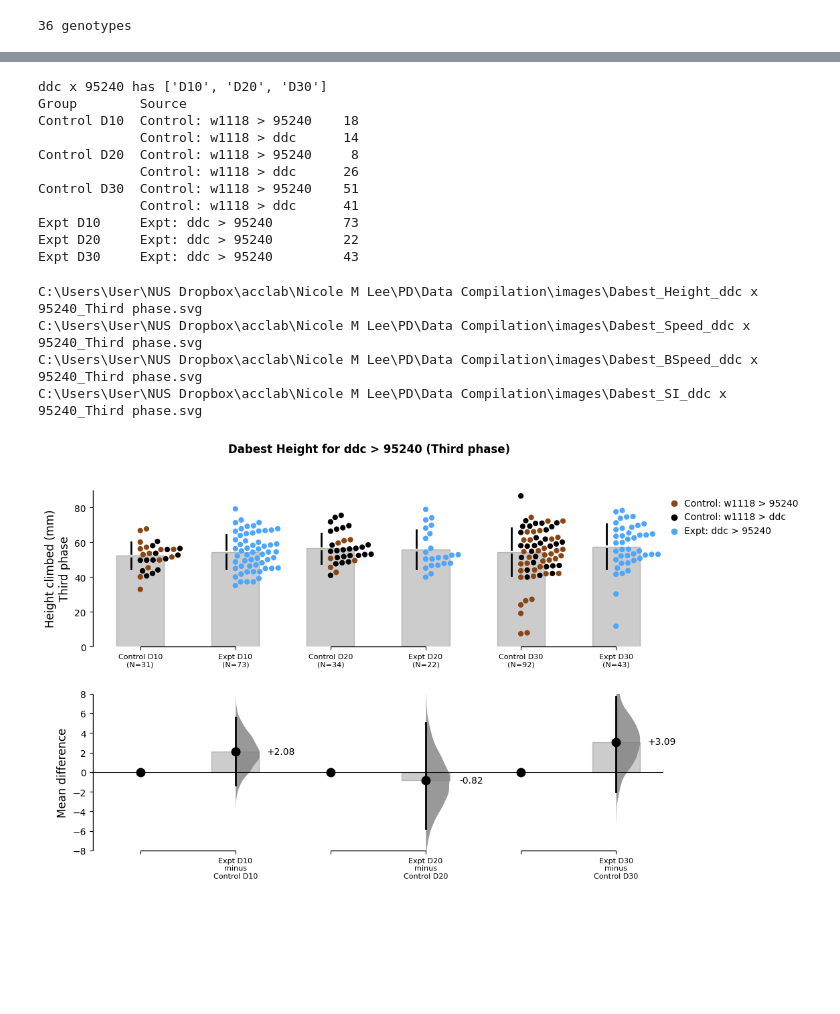
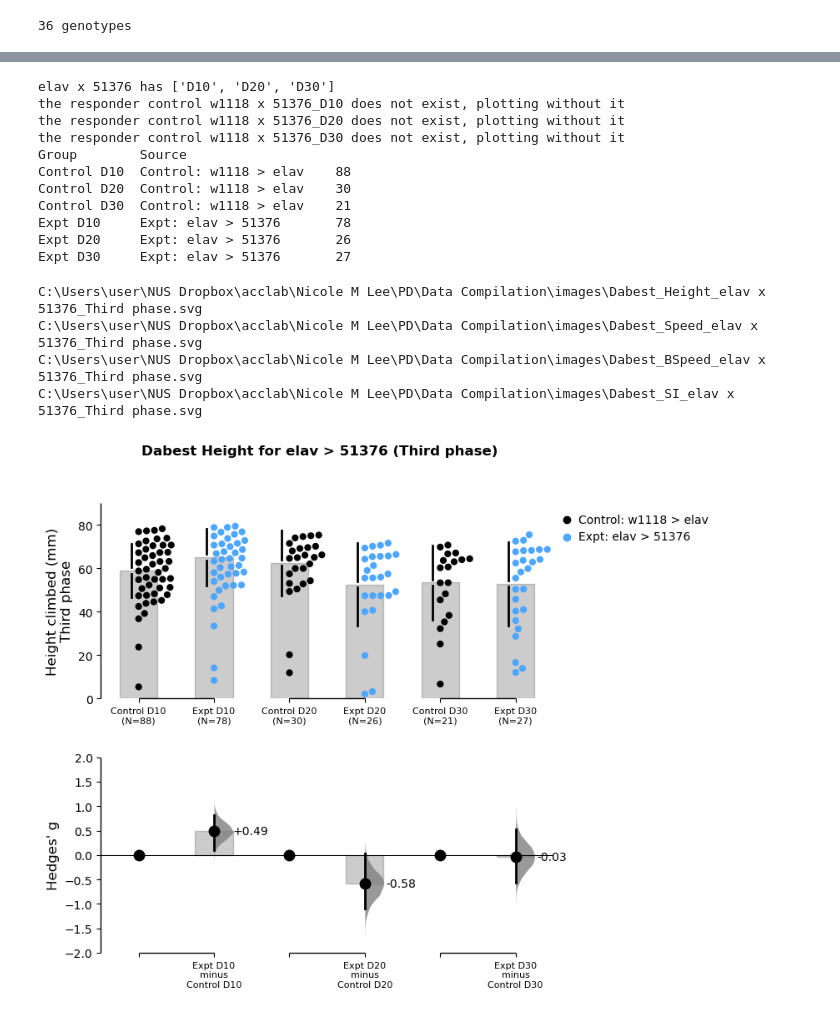
Before and after one commit to mnicolee/DrosoClimb_asyn, a Jupyter notebook: 4. Dabest.ipynb, the cells around one changed output, grey strips where cells are left out. Cells and saved outputs as stored; diff of their text form; code cells hidden in the pictures; blank space fills up the shorter version.

```diff
--- a/4. Dabest.ipynb
+++ b/4. Dabest.ipynb
@@ -64,9 +61,10 @@ homecomp = "C:\\Users\\user\\"
 labcomp = "C:\\Users\\User\\"
 
 path2 = "NUS Dropbox\\acclab\\Nicole M Lee\\"
-openPath = labcomp + path2 + "PD\\Data Compilation\\"
+openPath = homecomp + path2 + "PD\\Data Compilation\\"
 savefiglocation = openPath + "images\\"
 
+expt = "elav x 51376_D30"
 isExist = os.path.exists(savefiglocation)
 if not isExist:
     os.makedirs(savefiglocation)
@@ -88,9 +86,6 @@ print(len(listofgenotypes), "genotypes")
 36 genotypes
 # %%
 #PLOT 1 - the three phases against each other, paired, first phase as the baseline.
-#The two w1118 controls are piled into one group, told apart by the colour of their lines.
-
-expt = "elav x 95240_D10"
 
 cross, age = expt.rsplit("_", 1)
 driver, responder = cross.split(" x ", 1)
@@ -138,8 +133,8 @@ Expt     Expt: elav > 95240_D10        105
 mpl.rcParams['svg.fonttype'] = 'none'
 
 #axis ranges, per metric. Edit these.
-rawylims = {"Height": (0, 90), "Speed": (0, 20), "BSpeed": (0, 25), "SI": (0, 1)}
-contrastylims = {"Height": (-7, 7), "Speed": (-3, 9), "BSpeed": (-3, 9), "SI": (-0.3, 0.2)}
+rawylims = {"Height": (0, 90), "Speed": (0, 15), "BSpeed": (0, 15), "SI": (0, 1)}
+contrastylims = {"Height": (-2, 2), "Speed": (-2, 2), "BSpeed": (-2, 2), "SI": (-1, 1)}
 
 for m in metrics:
     db = dabest.load(data = data1, idx = idx1, x = "genre", y = m,
@@ -150,9 +145,9 @@ for m in metrics:
     order = list(pd.unique(db._plot_data["Source"]))
     sns.set_palette([sources1[o] for o in order])
 
-    figdb = db.mean_diff.plot(color_col = "Source",
+    figdb = db.hedges_g.plot(color_col = "Source",
                               raw_label = rawlabels[m],
-                              contrast_label = "Paired mean difference",
+                              contrast_label = "Hedges' g",
                               raw_desat = 1, contrast_desat = 1,
                               fig_size = (7, 7),
                               raw_ylim = rawylims[m], contrast_ylim = contrastylims[m],
@@ -175,7 +170,7 @@ C:\Users\User\NUS Dropbox\acclab\Nicole M Lee\PD\Data Compilation\images\Dabest_
 #PLOT 2 - one phase, control against experimental, at each age. Unpaired: the ages are
 #different flies, so there is nothing to join up. Controls are piled as in plot 1.
 
-cross = "ddc x 95240"
+cross = "elav x 51376"
 chosen = "Third phase"
 
 driver, responder = cross.split(" x ", 1)
@@ -212,48 +207,48 @@ idx2 = tuple(("Control " + a, "Expt " + a) for a in ages)
 
 print(data2.groupby(["Group", "Source"]).size().to_string())
 # %% [output]
-ddc x 95240 has ['D10', 'D20', 'D30']
+elav x 51376 has ['D10', 'D20', 'D30']
+the responder control w1118 x 51376_D10 does not exist, plotting without it
+the responder control w1118 x 51376_D20 does not exist, plotting without it
+the responder control w1118 x 51376_D30 does not exist, plotting without it
 Group        Source
-Control D10  Control: w1118 > 95240    18
-             Control: w1118 > ddc      14
-Control D20  Control: w1118 > 95240     8
-             Control: w1118 > ddc      26
-Control D30  Control: w1118 > 95240    51
-             Control: w1118 > ddc      41
-Expt D10     Expt: ddc > 95240         73
-Expt D20     Expt: ddc > 95240         22
-Expt D30     Expt: ddc > 95240         43
+Control D10  Control: w1118 > elav    88
+Control D20  Control: w1118 > elav    30
+Control D30  Control: w1118 > elav    21
+Expt D10     Expt: elav > 51376       78
+Expt D20     Expt: elav > 51376       26
+Expt D30     Expt: elav > 51376       27
 # %%
 #PLOT 2 figures, one per metric
 
 mpl.rcParams['svg.fonttype'] = 'none'
 
 #axis ranges, per metric.
-rawylims = {"Height": (0, 90), "Speed": (0, 20), "BSpeed": (0, 25), "SI": (0, 1)}
-contrastylims = {"Height": (-8, 8), "Speed": (-30, 5), "BSpeed": (-30, 5), "SI": (-0.2, 0.2)}
+rawylims = {"Height": (0, 90), "Speed": (0, 15), "BSpeed": (0, 15), "SI": (0, 1)}
+contrastylims = {"Height": (-2, 2), "Speed": (-2, 2), "BSpeed": (-2, 2), "SI": (-1, 1)}
 
 for m in metrics:
     db = dabest.load(data = data2, idx = idx2, x = "Group", y = m)
 
     order = list(pd.unique(db._plot_data["Source"]))
     sns.set_palette([sources2[o] for o in order])
 
-    figdb = db.mean_diff.plot(color_col = "Source",
+    figdb = db.hedges_g.plot(color_col = "Source",
                               raw_label = rawlabels[m] + "\n" + chosen,
-                              contrast_label = "Mean difference",
+                              contrast_label = "Hedges' g",
                               raw_desat = 1, contrast_desat = 1,
-                              fig_size = (11, 7),
+                              fig_size = (7, 7),
                               raw_ylim = rawylims[m], contrast_ylim = contrastylims[m],
                               fontsize_rawxlabel = 8, fontsize_contrastxlabel = 8)
 
     figdb.suptitle("Dabest " + m + " for " + cross.replace(" x ", " > ") + " (" + chosen + ")",
                    fontweight = 'bold', fontsize = 12)
     #figdb.savefig(savefiglocation + "Dabest_" + m + "_" + cross + "_" + chosen + ".svg", bbox_inches='tight')
 
     print(savefiglocation + "Dabest_" + m + "_" + cross + "_" + chosen + ".svg")
 # %% [output]
-C:\Users\User\NUS Dropbox\acclab\Nicole M Lee\PD\Data Compilation\images\Dabest_Height_ddc x 95240_Third phase.svg
-C:\Users\User\NUS Dropbox\acclab\Nicole M Lee\PD\Data Compilation\images\Dabest_Speed_ddc x 95240_Third phase.svg
-C:\Users\User\NUS Dropbox\acclab\Nicole M Lee\PD\Data Compilation\images\Dabest_BSpeed_ddc x 95240_Third phase.svg
-C:\Users\User\NUS Dropbox\acclab\Nicole M Lee\PD\Data Compilation\images\Dabest_SI_ddc x 95240_Third phase.svg
+C:\Users\user\NUS Dropbox\acclab\Nicole M Lee\PD\Data Compilation\images\Dabest_Height_elav x 51376_Third phase.svg
+C:\Users\user\NUS Dropbox\acclab\Nicole M Lee\PD\Data Compilation\images\Dabest_Speed_elav x 51376_Third phase.svg
+C:\Users\user\NUS Dropbox\acclab\Nicole M Lee\PD\Data Compilation\images\Dabest_BSpeed_elav x 51376_Third phase.svg
+C:\Users\user\NUS Dropbox\acclab\Nicole M Lee\PD\Data Compilation\images\Dabest_SI_elav x 51376_Third phase.svg
-[figure, old version]
+[figure, new version]
```
Also changed, not shown: parts of 4 cells of this notebook, 1 other file.
